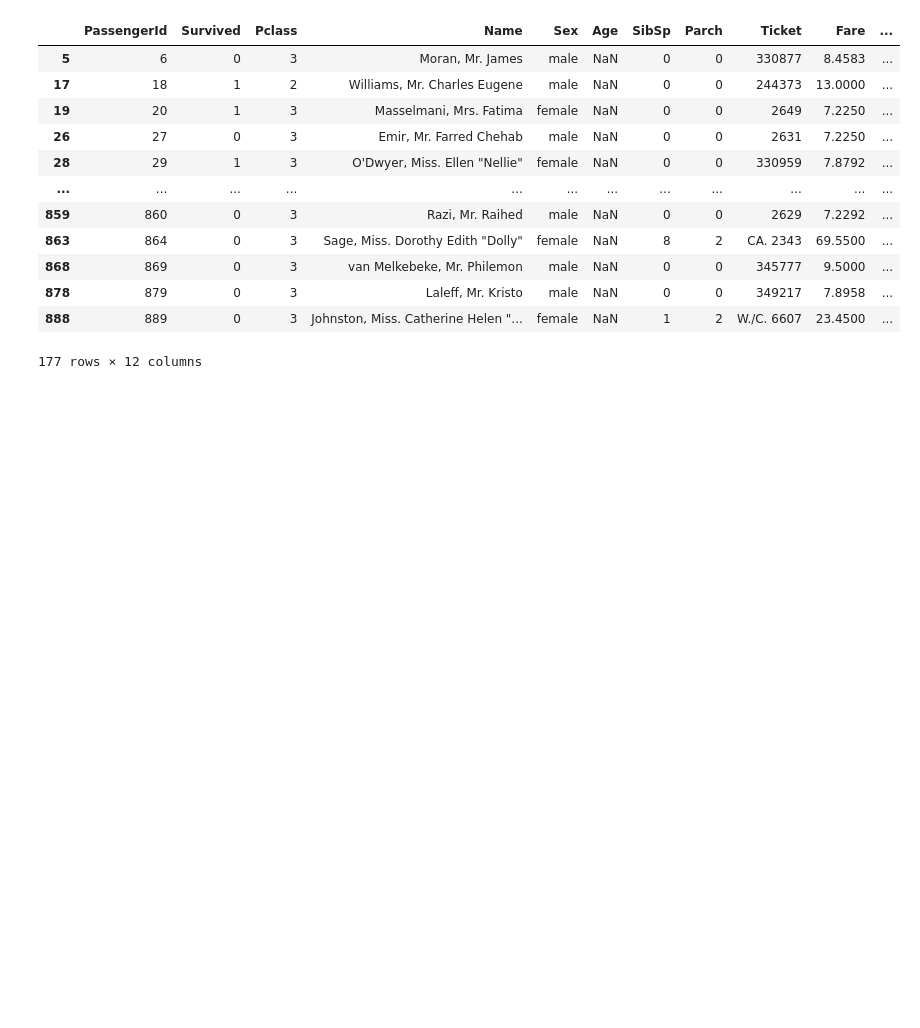
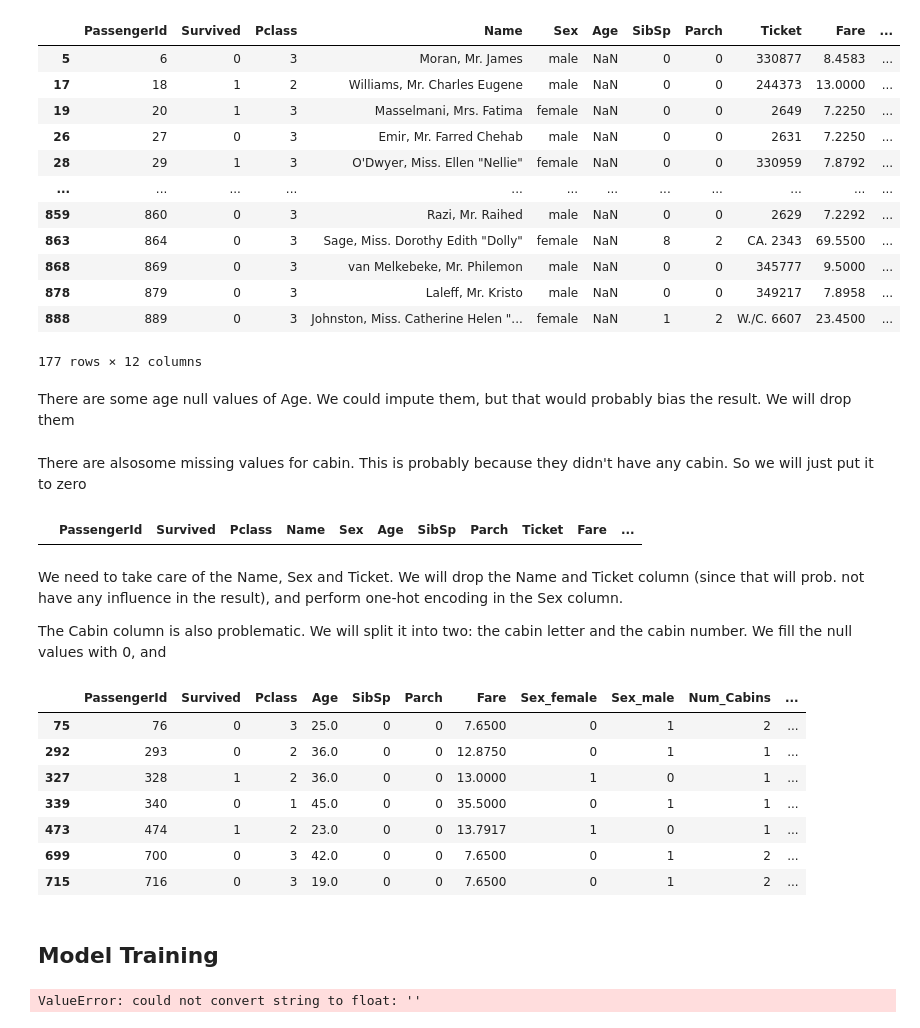
Before and after one commit to TitanicThompson1/Kaggle, a Jupyter notebook: titanic/code.ipynb, the cells around one changed output. Drawn from its saved outputs; the diff is of its cells as text; code cells hidden in the pictures; blank space fills up the shorter version.

```diff
--- a/titanic/code.ipynb
+++ b/titanic/code.ipynb
@@ -5,3 +3,12 @@ import pandas as pd
+# %%
+import pandas as pd
+import numpy as np
+from sklearn.model_selection import train_test_split
+from sklearn.ensemble import RandomForestClassifier
+from sklearn.metrics import accuracy_score
+
+
+pd.set_option('display.max_columns', None)
 # %% [markdown]
 ## Data analysis
 # %%
@@ -64,3 +71,57 @@ dataset[dataset['Age'].isnull()]
 | 878 | 879 | 0 | 3 | Laleff, Mr. Kristo | male | NaN | 0 | 0 | 349217 | 7.8958 | ... |
 | 888 | 889 | 0 | 3 | Johnston, Miss. Catherine Helen "... | female | NaN | 1 | 2 | W./C. 6607 | 23.4500 | ... |
 177 rows × 12 columns
+# %% [markdown]
+There are some age null values of Age. We could impute them, but that would probably bias the result. We will drop them
+# %%
+dataset = dataset.dropna(subset=['Age'])
+# %% [markdown]
+There are alsosome missing values for cabin. This is probably because they didn't have any cabin. So we will just put it to zero
+# %%
+dataset.loc[:, 'Cabin'] = dataset['Cabin'].fillna(0)
+dataset[dataset['Cabin'].isnull()]
+# %% [output]
+|  | PassengerId | Survived | Pclass | Name | Sex | Age | SibSp | Parch | Ticket | Fare | ... |
+# %% [markdown]
+We need to take care of the Name, Sex and Ticket. We will drop the Name and Ticket column (since that will prob. not have any influence in the result), and perform one-hot encoding in the Sex column.
+
+The Cabin column is also problematic. We will split it into two: the cabin letter and the cabin number. We fill the null values with 0, and
+# %%
+if 'Name' in dataset.columns: dataset = dataset.drop("Name", axis=1)
+if 'Ticket' in dataset.columns: dataset = dataset.drop("Ticket", axis=1)
+
+if 'Sex' in dataset.columns: dataset = pd.get_dummies(dataset, columns=["Sex"])
+
+if 'Cabin' in dataset.columns:
+    # Split the "Cabin" column into "Cabin_Letter" and "Cabin_Primary"
+    dataset.loc[:, 'Num_Cabins'] = dataset['Cabin'].str.split().apply(lambda x: len(x) if isinstance(x, list) else 0)
+
+    dataset.loc[:, 'Cabin_Letter'] = dataset['Cabin'].str.get(0)
+
+    # Fix empty string
+    dataset.loc[:,'Cabin_Primary'] = dataset['Cabin'].str.split().str[0].str.slice(start=1)
+
+
+    dataset = pd.get_dummies(dataset, columns=['Cabin_Letter'], prefix='Cabin')
+
+    dataset.loc[:, 'Cabin_Primary'] = dataset.loc[:, 'Cabin_Primary'].fillna(0)
+
+    dataset = dataset.drop('Cabin', axis=1)
+
+if 'Embarked' in dataset.columns:
+    dataset = pd.get_dummies(dataset, columns=['Embarked'], prefix='Embarked')
+
+
+# dataset.head()
+dataset[dataset['Cabin_Primary'] == '']
+# %% [output]
+|  | PassengerId | Survived | Pclass | Age | SibSp | Parch | Fare | Sex_female | Sex_male | Num_Cabins | ... |
+| 75 | 76 | 0 | 3 | 25.0 | 0 | 0 | 7.6500 | 0 | 1 | 2 | ... |
+| 292 | 293 | 0 | 2 | 36.0 | 0 | 0 | 12.8750 | 0 | 1 | 1 | ... |
+| 327 | 328 | 1 | 2 | 36.0 | 0 | 0 | 13.0000 | 1 | 0 | 1 | ... |
+| 339 | 340 | 0 | 1 | 45.0 | 0 | 0 | 35.5000 | 0 | 1 | 1 | ... |
+| 473 | 474 | 1 | 2 | 23.0 | 0 | 0 | 13.7917 | 1 | 0 | 1 | ... |
+| 699 | 700 | 0 | 3 | 42.0 | 0 | 0 | 7.6500 | 0 | 1 | 2 | ... |
+| 715 | 716 | 0 | 3 | 19.0 | 0 | 0 | 7.6500 | 0 | 1 | 2 | ... |
+# %% [markdown]
+## Model Training
@@ -66,0 +133,10 @@ dataset[dataset['Age'].isnull()]
+# %%
+model = RandomForestClassifier(n_estimators=100)
+
+model.fit(X_train, y_train)
+y_pred = model.predict(X_test)
+accuracy = accuracy_score(y_test, y_pred)
+
+print(accuracy)
+# %% [output]
+ValueError: could not convert string to float: ''
```
Also changed, not shown: parts of 2 cells of this notebook.
